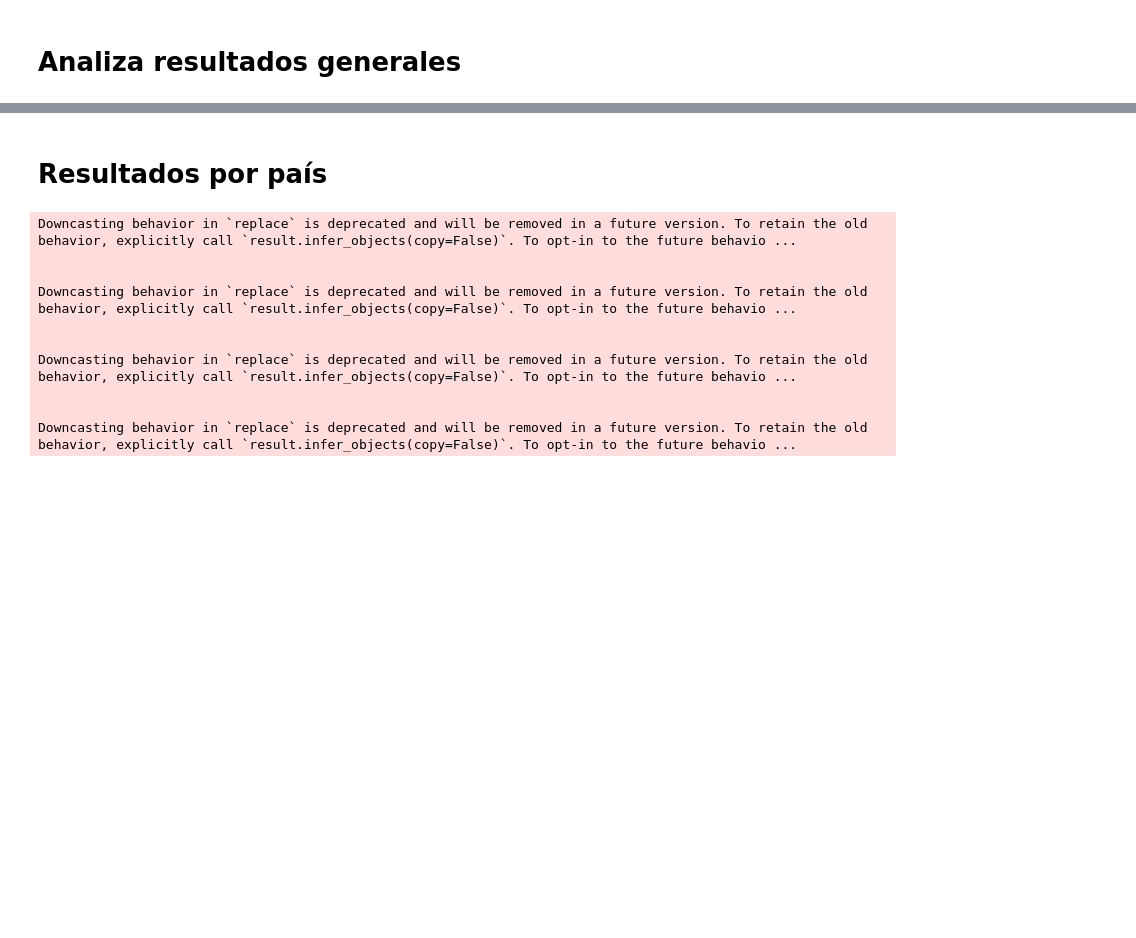
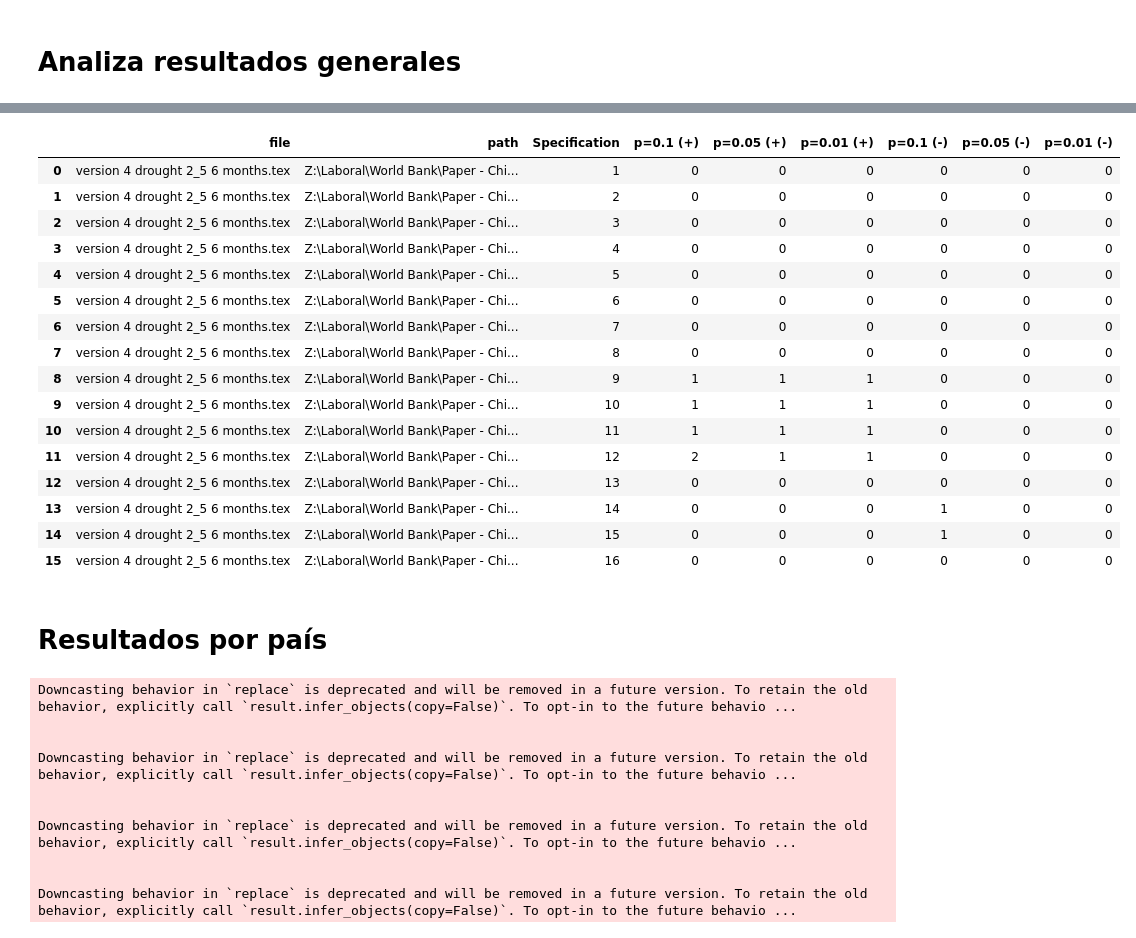
Before and after one commit to Queeno11/Child-mortality-and-Climate-Shocks, a Jupyter notebook: analiza_regresions.ipynb, the cells around one changed output, grey strips where cells are left out. Saved outputs shown, nothing was run; the diff lists cells and outputs as text; code cells hidden in the pictures; blank space fills up the shorter version.

```diff
--- a/analiza_regresions.ipynb
+++ b/analiza_regresions.ipynb
@@ -93,3 +159,23 @@ for i, file in enumerate(files):
+# %%
+results_df
+# %% [output]
+|  | file | path | Specification | p=0.1 (+) | p=0.05 (+) | p=0.01 (+) | p=0.1 (-) | p=0.05 (-) | p=0.01 (-) |
+| 0 | version 4 drought 2_5 6 months.tex | Z:\Laboral\World Bank\Paper - Chi... | 1 | 0 | 0 | 0 | 0 | 0 | 0 |
+| 1 | version 4 drought 2_5 6 months.tex | Z:\Laboral\World Bank\Paper - Chi... | 2 | 0 | 0 | 0 | 0 | 0 | 0 |
+| 2 | version 4 drought 2_5 6 months.tex | Z:\Laboral\World Bank\Paper - Chi... | 3 | 0 | 0 | 0 | 0 | 0 | 0 |
+| 3 | version 4 drought 2_5 6 months.tex | Z:\Laboral\World Bank\Paper - Chi... | 4 | 0 | 0 | 0 | 0 | 0 | 0 |
+| 4 | version 4 drought 2_5 6 months.tex | Z:\Laboral\World Bank\Paper - Chi... | 5 | 0 | 0 | 0 | 0 | 0 | 0 |
+| 5 | version 4 drought 2_5 6 months.tex | Z:\Laboral\World Bank\Paper - Chi... | 6 | 0 | 0 | 0 | 0 | 0 | 0 |
+| 6 | version 4 drought 2_5 6 months.tex | Z:\Laboral\World Bank\Paper - Chi... | 7 | 0 | 0 | 0 | 0 | 0 | 0 |
+| 7 | version 4 drought 2_5 6 months.tex | Z:\Laboral\World Bank\Paper - Chi... | 8 | 0 | 0 | 0 | 0 | 0 | 0 |
+| 8 | version 4 drought 2_5 6 months.tex | Z:\Laboral\World Bank\Paper - Chi... | 9 | 1 | 1 | 1 | 0 | 0 | 0 |
+| 9 | version 4 drought 2_5 6 months.tex | Z:\Laboral\World Bank\Paper - Chi... | 10 | 1 | 1 | 1 | 0 | 0 | 0 |
+| 10 | version 4 drought 2_5 6 months.tex | Z:\Laboral\World Bank\Paper - Chi... | 11 | 1 | 1 | 1 | 0 | 0 | 0 |
+| 11 | version 4 drought 2_5 6 months.tex | Z:\Laboral\World Bank\Paper - Chi... | 12 | 2 | 1 | 1 | 0 | 0 | 0 |
+| 12 | version 4 drought 2_5 6 months.tex | Z:\Laboral\World Bank\Paper - Chi... | 13 | 0 | 0 | 0 | 0 | 0 | 0 |
+| 13 | version 4 drought 2_5 6 months.tex | Z:\Laboral\World Bank\Paper - Chi... | 14 | 0 | 0 | 0 | 1 | 0 | 0 |
+| 14 | version 4 drought 2_5 6 months.tex | Z:\Laboral\World Bank\Paper - Chi... | 15 | 0 | 0 | 0 | 1 | 0 | 0 |
+| 15 | version 4 drought 2_5 6 months.tex | Z:\Laboral\World Bank\Paper - Chi... | 16 | 0 | 0 | 0 | 0 | 0 | 0 |
 # %% [markdown]
 # Resultados por país
 # %%
```
Also changed, not shown: parts of 5 cells of this notebook, 3 other files.
